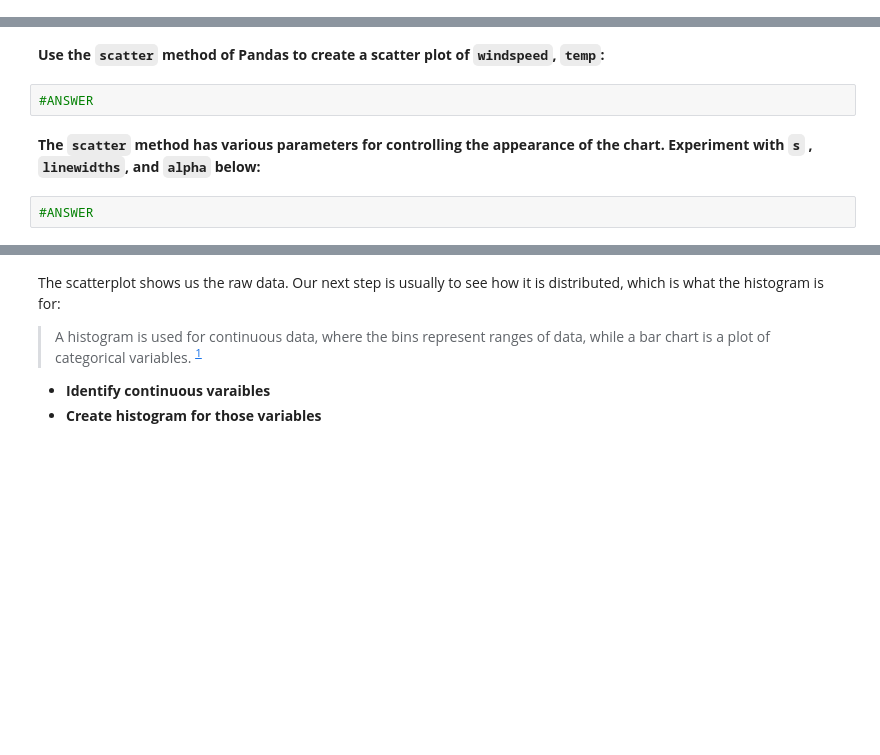
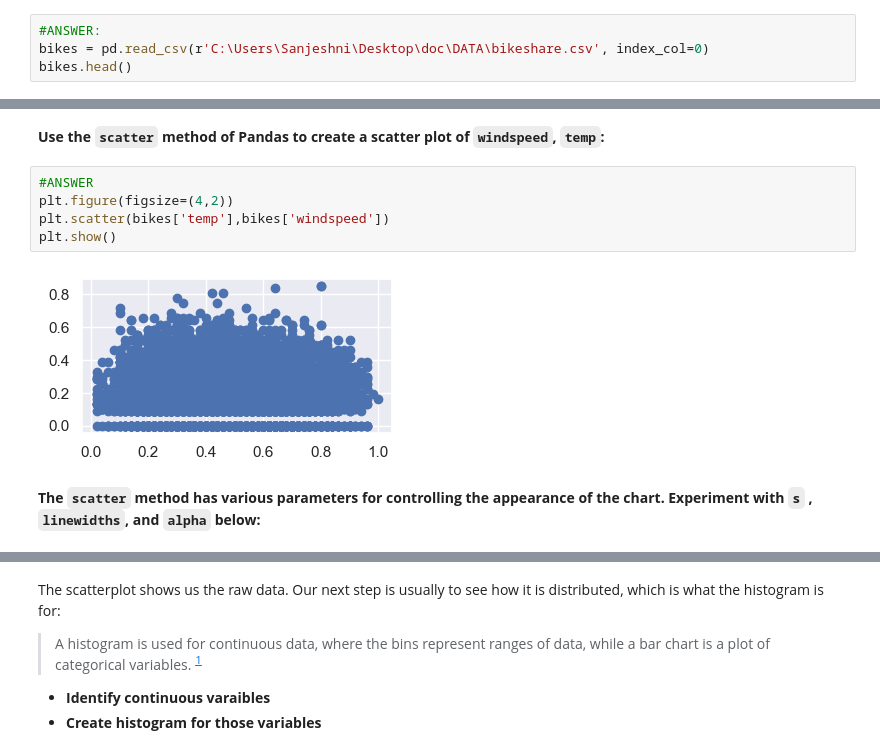
Before and after one commit to divraj2022/IOD_DIV, a Jupyter notebook: Module 2/IOD_Lab 2.1.2.ipynb, the cells around one changed output, grey strips where cells are left out. Drawn from its saved outputs; the diff is of its cells as text; blank space fills up the shorter version.

```diff
--- a/Module 2/IOD_Lab 2.1.2.ipynb
+++ b/Module 2/IOD_Lab 2.1.2.ipynb
@@ -35,0 +36,4 @@ We actually start profiling the data when we first load it and check for input e
+# %%
+#ANSWER:
+bikes = pd.read_csv(r'C:\Users\Sanjeshni\Desktop\doc\DATA\bikeshare.csv', index_col=0)
+bikes.head()
@@ -47,9 +77,12 @@ We may have to do a lot of work before we can produce presentable graphics, but
 We usually start charting variables one-by-one (although when several have the same range it may be preferable to overlay them, using a different colour or symbol for each).
 # %% [markdown]
 **Use the `scatter` method of Pandas to create a scatter plot of `windspeed`, `temp`:**
-# %%
-#ANSWER
+# %%
+#ANSWER
+plt.figure(figsize=(4,2))
+plt.scatter(bikes['temp'],bikes['windspeed'])
+plt.show()
+# %% [output]
+[figure, added]
 # %% [markdown]
 **The `scatter` method has various parameters for controlling the appearance of the chart. Experiment with `s` , `linewidths`, and `alpha` below:**
-# %%
-#ANSWER
```
Also changed, not shown: parts of 69 cells of this notebook, 12 other files.
